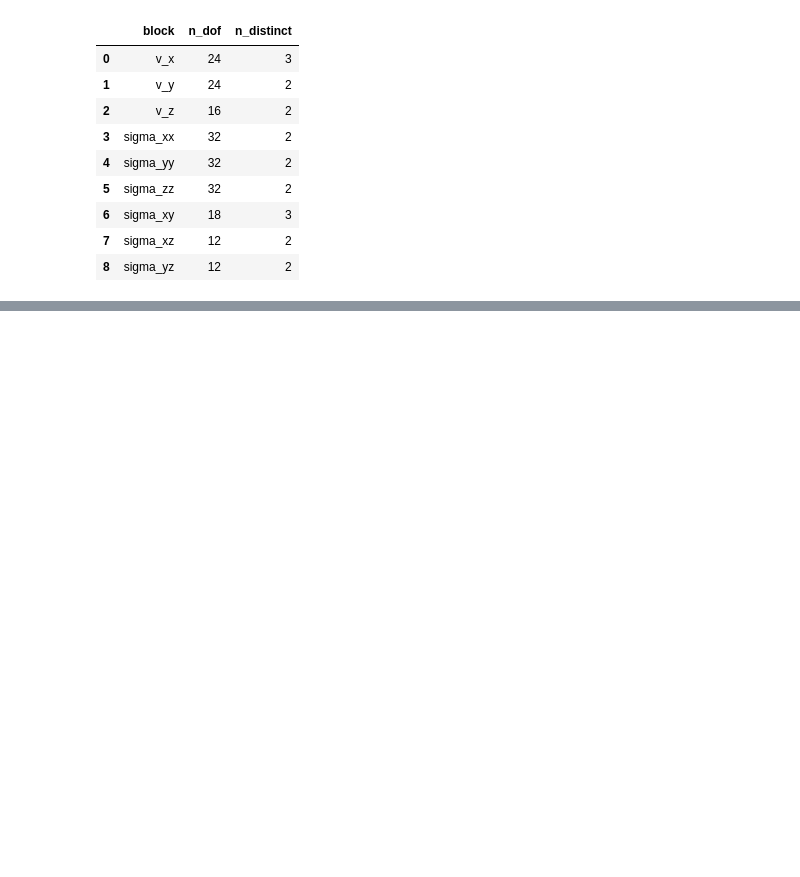
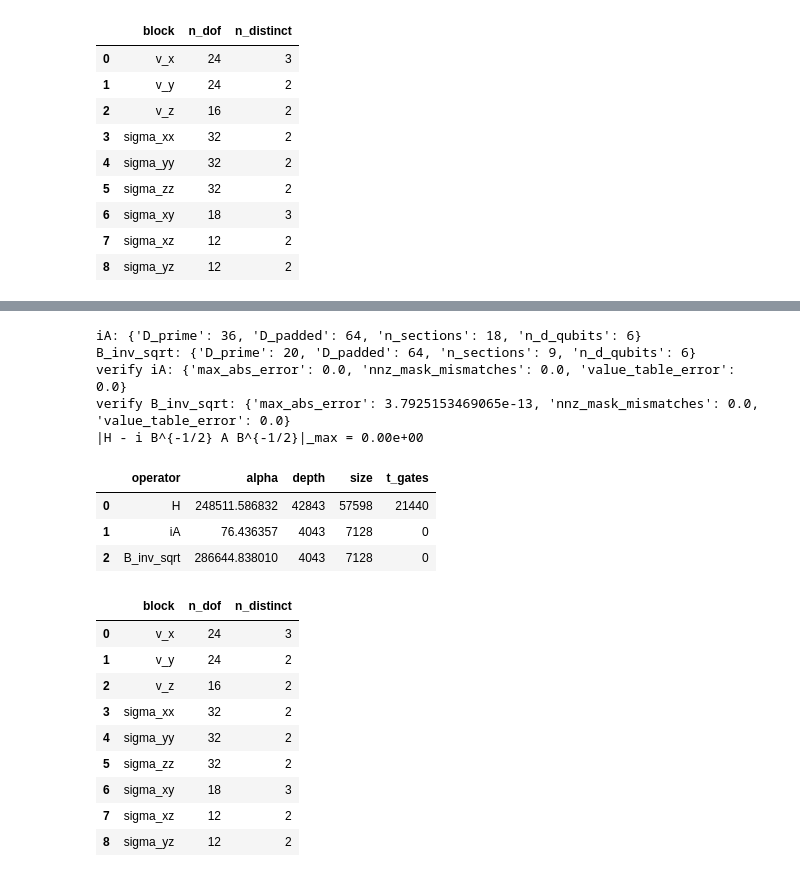
Before and after one commit to krokabobs/3D-Elastic-Wave-Equation-Hamiltonian-Simulation, a Jupyter notebook: block_encoding_hamiltonian_2d.ipynb, the cells around one changed output, grey strips where cells are left out. Saved outputs shown, nothing was run; the diff lists cells and outputs as text; code cells hidden in the pictures; blank space fills up the shorter version.

```diff
--- a/block_encoding_hamiltonian_2d.ipynb
+++ b/block_encoding_hamiltonian_2d.ipynb
@@ -317,0 +399,46 @@ O_data prototype (|Re(value_table)|, alpha=||H||_2): T-gates = 30668
+# %%
+factors = label_material_and_coupling(A, B_inv_sqrt, layout)
+print("iA:", {k: factors["summary_iA"][k] for k in ("D_prime", "D_padded", "n_sections", "n_d_qubits")})
+print("B_inv_sqrt:", {k: factors["summary_B_inv_sqrt"][k] for k in ("D_prime", "D_padded", "n_sections", "n_d_qubits")})
+print("verify iA:", factors["verify_iA"])
+print("verify B_inv_sqrt:", factors["verify_B_inv_sqrt"])
+
+product_err = np.max(np.abs(dense_matrix(H) - factors["H_from_factors"]))
+print(f"|H - i B^{{-1/2}} A B^{{-1/2}}|_max = {product_err:.2e}")
+assert product_err < 1e-10
+
+budgets = pd.DataFrame(
+    [
+        {"operator": "H", **{k: odata_budget_for_labeling(labeling_H, sk_t_count=False)[k] for k in ("alpha", "depth", "size", "t_gates")}},
+        {"operator": "iA", **{k: odata_budget_for_labeling(factors["labeling_iA"], sk_t_count=False)[k] for k in ("alpha", "depth", "size", "t_gates")}},
+        {
+            "operator": "B_inv_sqrt",
+            **{
+                k: odata_budget_for_labeling(factors["labeling_B_inv_sqrt"], use_imag=False, sk_t_count=False)[k]
+                for k in ("alpha", "depth", "size", "t_gates")
+            },
+        },
+    ]
+)
+display(budgets)
+display(factors["material_catalog"][["block", "n_dof", "n_distinct"]])
+# %% [output]
+iA: {'D_prime': 36, 'D_padded': 64, 'n_sections': 18, 'n_d_qubits': 6}
+B_inv_sqrt: {'D_prime': 20, 'D_padded': 64, 'n_sections': 9, 'n_d_qubits': 6}
+verify iA: {'max_abs_error': 0.0, 'nnz_mask_mismatches': 0.0, 'value_table_error': 0.0}
+verify B_inv_sqrt: {'max_abs_error': 3.7925153469065e-13, 'nnz_mask_mismatches': 0.0, 'value_table_error': 0.0}
+|H - i B^{-1/2} A B^{-1/2}|_max = 0.00e+00
+|  | operator | alpha | depth | size | t_gates |
+| 0 | H | 248511.586832 | 42843 | 57598 | 21440 |
+| 1 | iA | 76.436357 | 4043 | 7128 | 0 |
+| 2 | B_inv_sqrt | 286644.838010 | 4043 | 7128 | 0 |
+|  | block | n_dof | n_distinct |
+| 0 | v_x | 24 | 3 |
+| 1 | v_y | 24 | 2 |
+| 2 | v_z | 16 | 2 |
+| 3 | sigma_xx | 32 | 2 |
+| 4 | sigma_yy | 32 | 2 |
+| 5 | sigma_zz | 32 | 2 |
+| 6 | sigma_xy | 18 | 3 |
+| 7 | sigma_xz | 12 | 2 |
+| 8 | sigma_yz | 12 | 2 |
```
Also changed, not shown: parts of 18 cells of this notebook, 1 other file.
